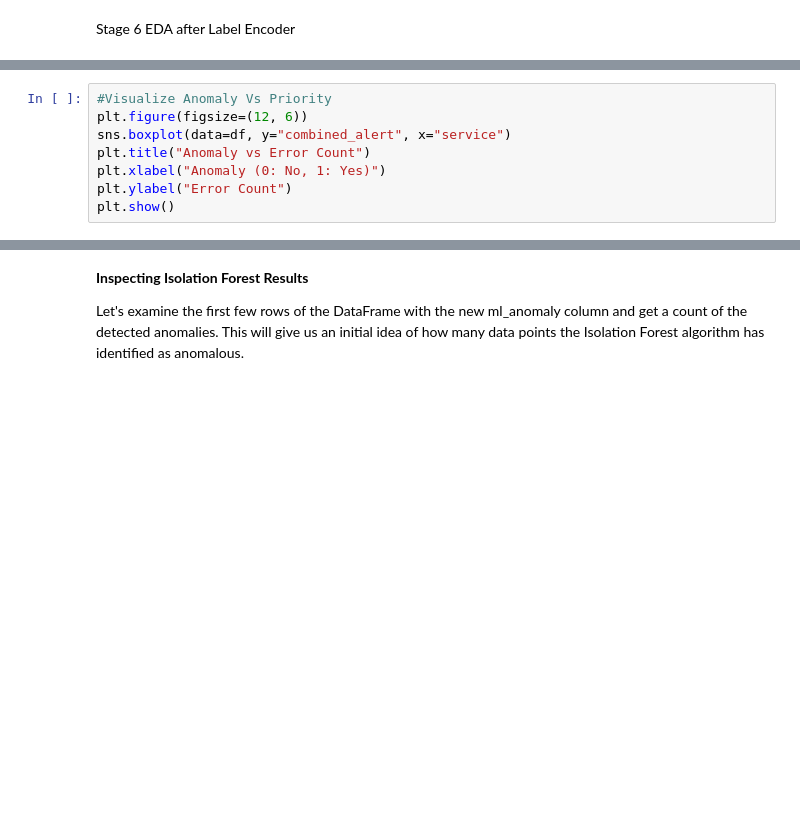
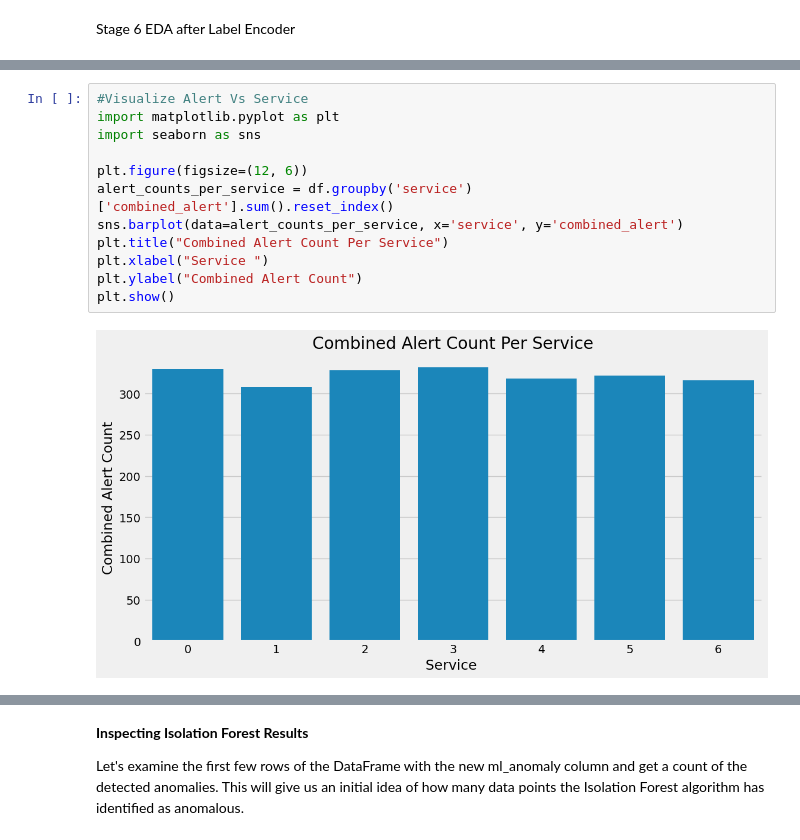
Before and after one commit to shubhiv02-learner/banking-log-anomaly-detection, a Jupyter notebook: notebooks/SentinelIQ.ipynb, the cells around one changed output, grey strips where cells are left out. Cells and saved outputs as stored; diff of their text form; blank space fills up the shorter version.

```diff
--- a/notebooks/SentinelIQ.ipynb
+++ b/notebooks/SentinelIQ.ipynb
@@ -1379,11 +1427,17 @@ plt.show()
 # %%
-#Visualize Anomaly Vs Priority
+#Visualize Alert Vs Service
+import matplotlib.pyplot as plt
+import seaborn as sns
+
 plt.figure(figsize=(12, 6))
-sns.boxplot(data=df, y="combined_alert", x="service")
-plt.title("Anomaly vs Error Count")
-plt.xlabel("Anomaly (0: No, 1: Yes)")
-plt.ylabel("Error Count")
+alert_counts_per_service = df.groupby('service')['combined_alert'].sum().reset_index()
+sns.barplot(data=alert_counts_per_service, x='service', y='combined_alert')
+plt.title("Combined Alert Count Per Service")
+plt.xlabel("Service ")
+plt.ylabel("Combined Alert Count")
 plt.show()
+# %% [output]
+[figure, added]
 # %%
 plt.figure(figsize=(20, 10))
 
```
Also changed, not shown: parts of 28 cells of this notebook.
